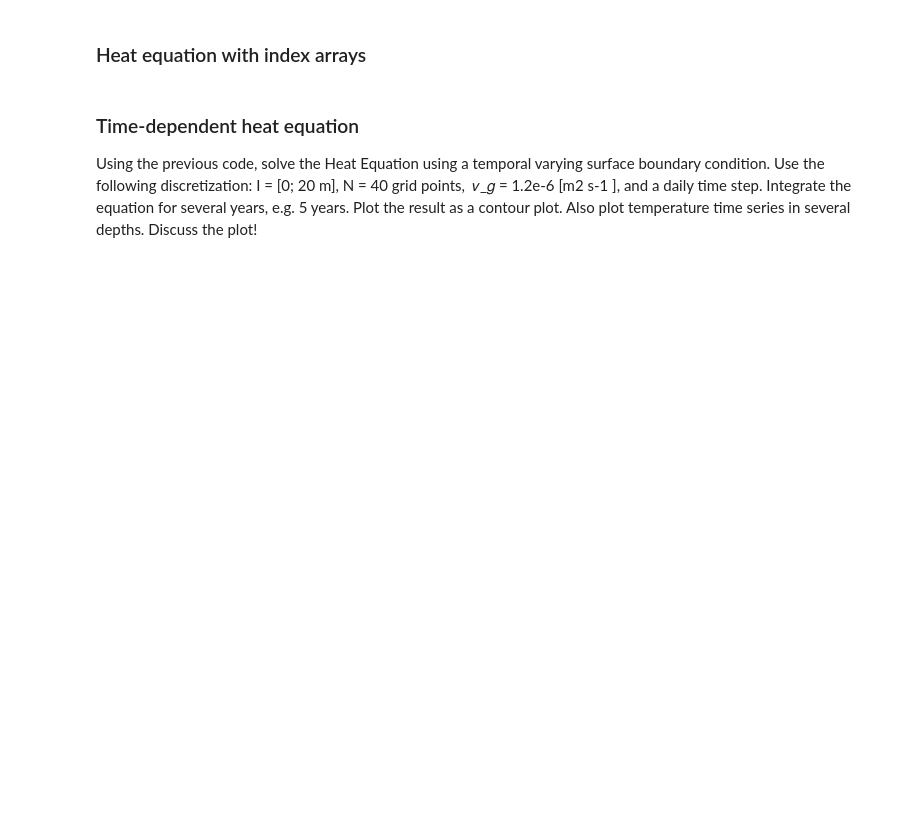
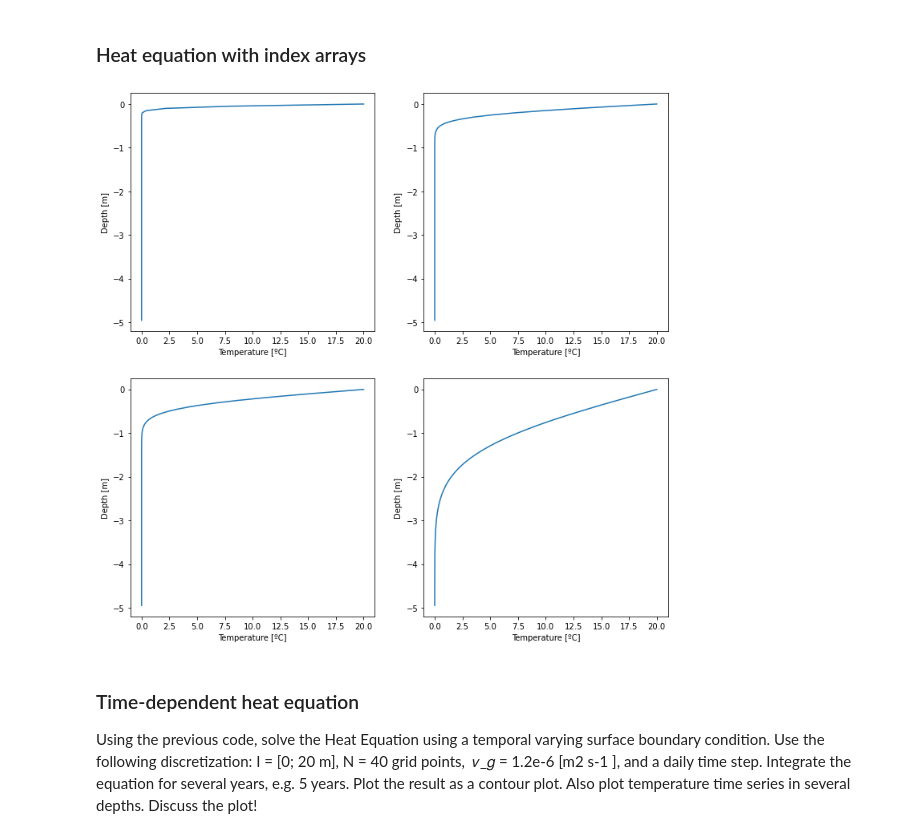
Before and after one commit to sauterto/climate_modelling, a Jupyter notebook: _sources/docs/nb_heat_equation.ipynb, the cells around one changed output. Drawn from its saved outputs; the diff is of its cells as text; code cells hidden in the pictures; blank space fills up the shorter version.

```diff
--- a/_sources/docs/nb_heat_equation.ipynb
+++ b/_sources/docs/nb_heat_equation.ipynb
@@ -99,7 +103,9 @@ def heat_equation_indices(bc_surface, bc_bottom, depth, Nz, integration, dt):
     alpha = 1.2e-6   # Conductivity
 
     # Define index arrays
-    # ADD USER CODE HERE
+    k = np.arange(1, Nz-1)
+    kr = np.arange(2,Nz)
+    kl = np.arange(0,Nz-2)
 
 
     # Initialize temperature and depth field
@@ -115,46 +121,47 @@ def heat_equation_indices(bc_surface, bc_bottom, depth, Nz, integration, dt):
 
     # Loop over all times
     for t in range(integration):
-        pass
 
         # ADD USER CODE HERE
-        # Update temperature
+        Tnew[k] = T[k] +((T[kr] + T[kl] - 2*T[k])/dz**2) *dt * alpha
 
         # Update old temperature array
-        # ADD USER CODE HERE
+        T = Tnew.copy()
 
         # Neumann boundary condition
-        # ADD USER CODE HERE
+        T[Nz-1] = T[Nz-2]
 
     # return vertical temperature profile and grid spacing
     return T, dz
 # %%
 
 # Plot results
 fig, ax = plt.subplots(2,2,figsize=(12,12))
 
 Nz = 100
-T, dz = heat_equation_indices(20, 0, 5, Nz, 24, 3600)
+T, dz = heat_equation_indices(20, 0, 5, Nz, 24, 60)
 ax[0,0].plot(T,-dz*np.arange(Nz));
 ax[0,0].set_xlabel('Temperature [ºC]')
 ax[0,0].set_ylabel('Depth [m]')
 
-T, dz = heat_equation_indices(20, 0, 5, Nz, 24*14, 3600)
+T, dz = heat_equation_indices(20, 0, 5, Nz, 24*14, 60)
 ax[0,1].plot(T,-dz*np.arange(Nz));
 ax[0,1].set_xlabel('Temperature [ºC]')
 ax[0,1].set_ylabel('Depth [m]')
 
-T, dz = heat_equation_indices(20, 0, 5, Nz, 24*30, 3600)
+T, dz = heat_equation_indices(20, 0, 5, Nz, 24*30, 60)
 ax[1,0].plot(T,-dz*np.arange(Nz));
 ax[1,0].set_xlabel('Temperature [ºC]')
 ax[1,0].set_ylabel('Depth [m]')
 
-T, dz = heat_equation_indices(20, 0, 5, Nz, 24*365, 3600)
+T, dz = heat_equation_indices(20, 0, 5, Nz, 24*365, 60)
 ax[1,1].plot(T,-dz*np.arange(Nz));
 ax[1,1].set_xlabel('Temperature [ºC]')
 ax[1,1].set_ylabel('Depth [m]')
 
 plt.show()
+# %% [output]
+[figure, added]
 # %% [markdown]
 ### Time-dependent heat equation
 
```
Also changed, not shown: parts of 5 cells of this notebook, 39 other files.
